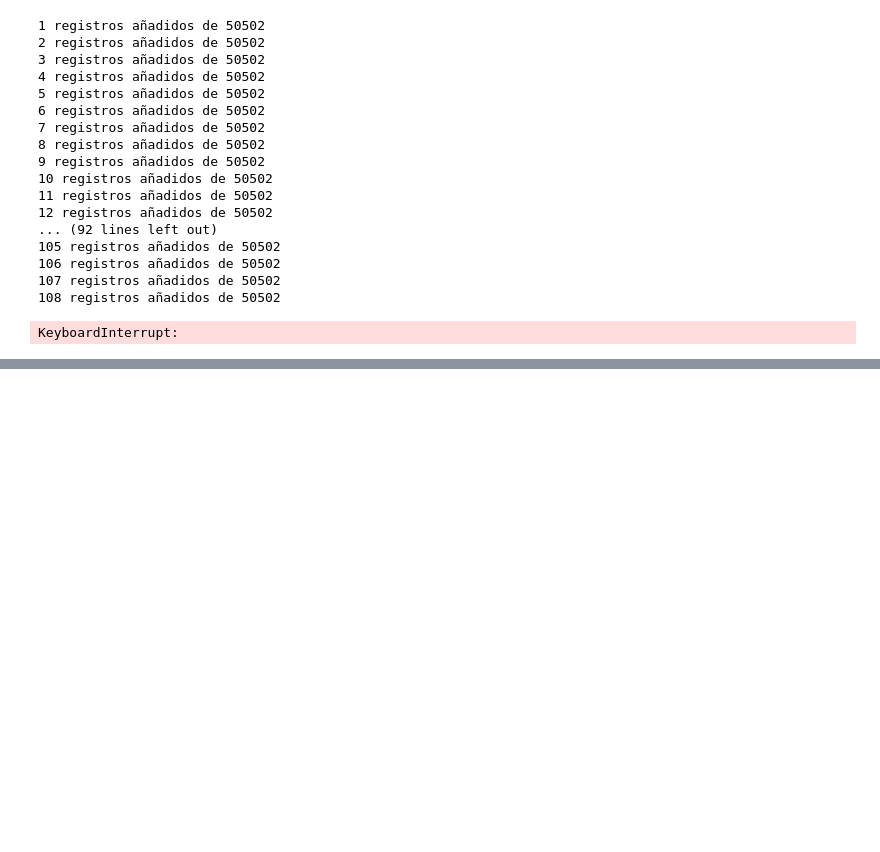
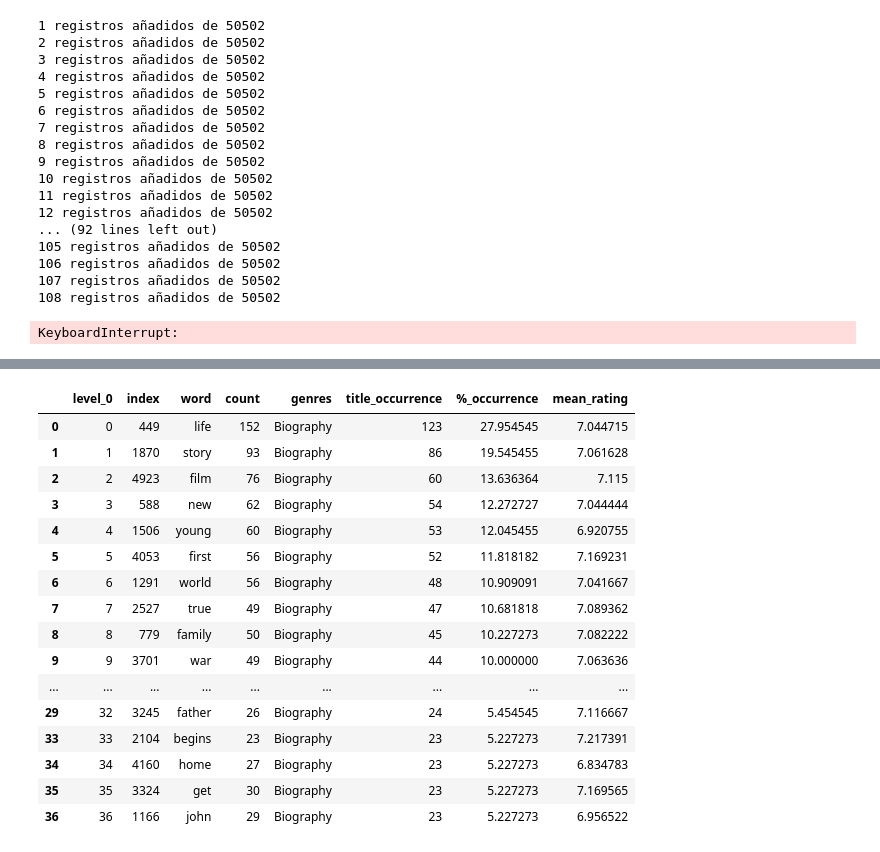
Before and after one commit to Garcipaldis/bridge_datascience_JorgeGarcia, a Jupyter notebook: EDA Project/word_mining.ipynb, the cells around one changed output, grey strips where cells are left out. Cells and saved outputs as stored; diff of their text form; code cells hidden in the pictures; blank space fills up the shorter version.

```diff
--- a/EDA Project/Analytics.ipynb
+++ b/EDA Project/word_mining.ipynb
@@ -267,6 +267,7 @@ common_words[common_words.index.isin(words)].head(10)
 # %%
 # LISTA DE ARGUMENTOS A DATAFRAME CON LAS PALABRAS MÁS COMUNES
 
+import os
 import numpy as np
 import pandas as pd
 import nltk
@@ -306,7 +307,7 @@ def get_column_values(filtered_df, column='Plot'):
 
 def get_unique_word_list(column_values):
     word_list = []
-    for item in [str(text).split() for text in column_values]:
+    for item in [str(text).replace(',', '').replace(':', '').replace('.', '').split() for text in column_values]:
         word_list += item
     word_list = list(set(word_list))
 
@@ -381,7 +382,7 @@ def search_word_popularity(word, df, genre=None, expand=False):
                 gen_list = str(expanse.loc[i,'Genre']).replace(',', '').split()
                 for gen in gen_list:
                     if gen not in dictionary['genres']:
-                        dictionary['genres'] += f'{gen}, '
+                        dictionary['genres'] += f'{gen},'
             ratings.append(expanse.iloc[i]['imdbRating'])
 
     ratings = np.array(ratings)
@@ -402,6 +403,24 @@ def list_to_popdf(lista, df, genre=None, expand=False):
         print(contador, 'registros añadidos de', len(lista))
         contador += 1
     return res_df
+
+# Obtener DataFrames con estadísticas de las palabras más comunes de cada género.
+def genres_to_popcsv(data, lista_generos, threshold=5, expand=True):
+
+    generos_dfs = get_genre_list(data, lista_generos, expand=expand)
+    print('Creando lista de dfs por género...')
+    for genero in lista_generos:
+        try:
+            f = open(f'data/Word_Stats/{genero}_stats.csv')
+            f.close()
+        except:
+            print(f'Creando Dataframe de {genero}...')
+            word_list = get_unique_word_list(column_values=get_column_values(generos_dfs[genero]))
+            word_stats = list_to_popdf(word_list, generos_dfs[genero], genre=genero)
+            word_stats = word_stats.dropna()
+            filtered_word_stats = word_stats[word_stats['%_occurrence'] > threshold].sort_values('%_occurrence', ascending=False).reset_index()
+            filtered_word_stats.to_csv(f'data/Word_Stats/{genero}_stats.csv')
+            print(f'GUARDADO {genero}')
 # %% [output]
 [nltk_data] Downloading package punkt to
 [nltk_data]     C:\Users\jgnsa\AppData\Roaming\nltk_data...
@@ -630,0 +750,4 @@ KeyboardInterrupt:
+# %%
+bio_word_list = get_unique_word_list(column_values=get_column_values(generos_dfs['Biography']))
+# %%
+bio_word_stats = list_to_popdf(bio_word_list, generos_dfs['Biography'], genre='Biography')
@@ -630,0 +772,21 @@ KeyboardInterrupt:
+# %%
+bio_word_stats = bio_word_stats[bio_word_stats['%_occurrence'] > 5].sort_values('%_occurrence', ascending=False)
+bio_word_stats.dropna()
+# %% [output]
+|  | level_0 | index | word | count | genres | title_occurrence | %_occurrence | mean_rating |
+| 0 | 0 | 449 | life | 152 | Biography | 123 | 27.954545 | 7.044715 |
+| 1 | 1 | 1870 | story | 93 | Biography | 86 | 19.545455 | 7.061628 |
+| 2 | 2 | 4923 | film | 76 | Biography | 60 | 13.636364 | 7.115 |
+| 3 | 3 | 588 | new | 62 | Biography | 54 | 12.272727 | 7.044444 |
+| 4 | 4 | 1506 | young | 60 | Biography | 53 | 12.045455 | 6.920755 |
+| 5 | 5 | 4053 | first | 56 | Biography | 52 | 11.818182 | 7.169231 |
+| 6 | 6 | 1291 | world | 56 | Biography | 48 | 10.909091 | 7.041667 |
+| 7 | 7 | 2527 | true | 49 | Biography | 47 | 10.681818 | 7.089362 |
+| 8 | 8 | 779 | family | 50 | Biography | 45 | 10.227273 | 7.082222 |
+| 9 | 9 | 3701 | war | 49 | Biography | 44 | 10.000000 | 7.063636 |
+| ... | ... | ... | ... | ... | ... | ... | ... | ... |
+| 29 | 32 | 3245 | father | 26 | Biography | 24 | 5.454545 | 7.116667 |
+| 33 | 33 | 2104 | begins | 23 | Biography | 23 | 5.227273 | 7.217391 |
+| 34 | 34 | 4160 | home | 27 | Biography | 23 | 5.227273 | 6.834783 |
+| 35 | 35 | 3324 | get | 30 | Biography | 23 | 5.227273 | 7.169565 |
+| 36 | 36 | 1166 | john | 29 | Biography | 23 | 5.227273 | 6.956522 |
```
Also changed, not shown: parts of 14 cells of this notebook, 14 other files.
